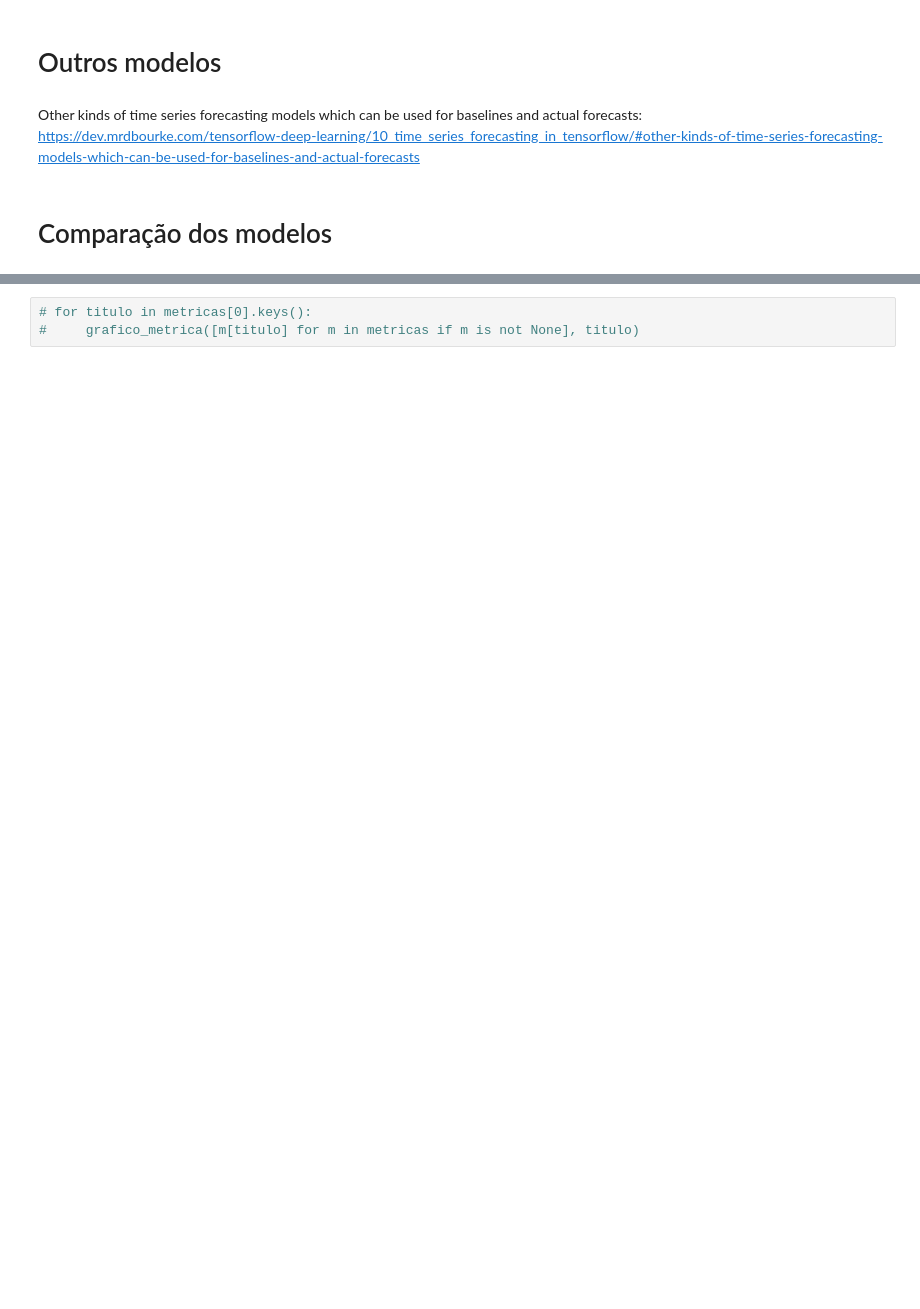
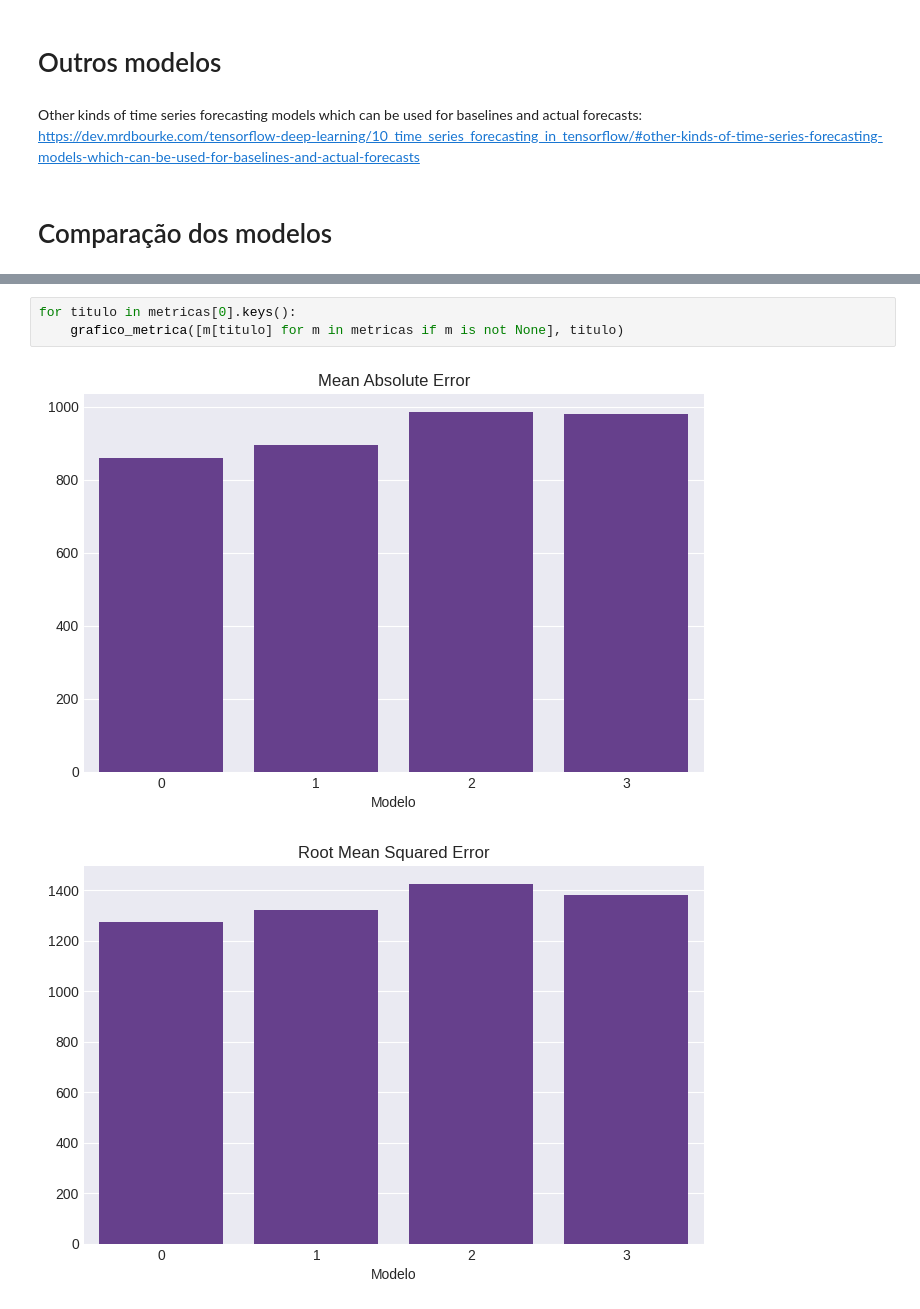
Before and after one commit to flohmannjr/tensorflow_curso, a Jupyter notebook: TensorFlow_MP3_BitPredict.ipynb, the cells around one changed output, grey strips where cells are left out. Saved outputs shown, nothing was run; the diff lists cells and outputs as text; blank space fills up the shorter version.

```diff
--- a/TensorFlow_MP3_BitPredict.ipynb
+++ b/TensorFlow_MP3_BitPredict.ipynb
@@ -364,3 +472,6 @@ pd.DataFrame([m for m in metricas if m is not None]).T
 # %%
-# for titulo in metricas[0].keys():
-#     grafico_metrica([m[titulo] for m in metricas if m is not None], titulo)
+for titulo in metricas[0].keys():
+    grafico_metrica([m[titulo] for m in metricas if m is not None], titulo)
+# %% [output]
+[figure, added]
+[figure, added]
```
Also changed, not shown: parts of 23 cells of this notebook.
